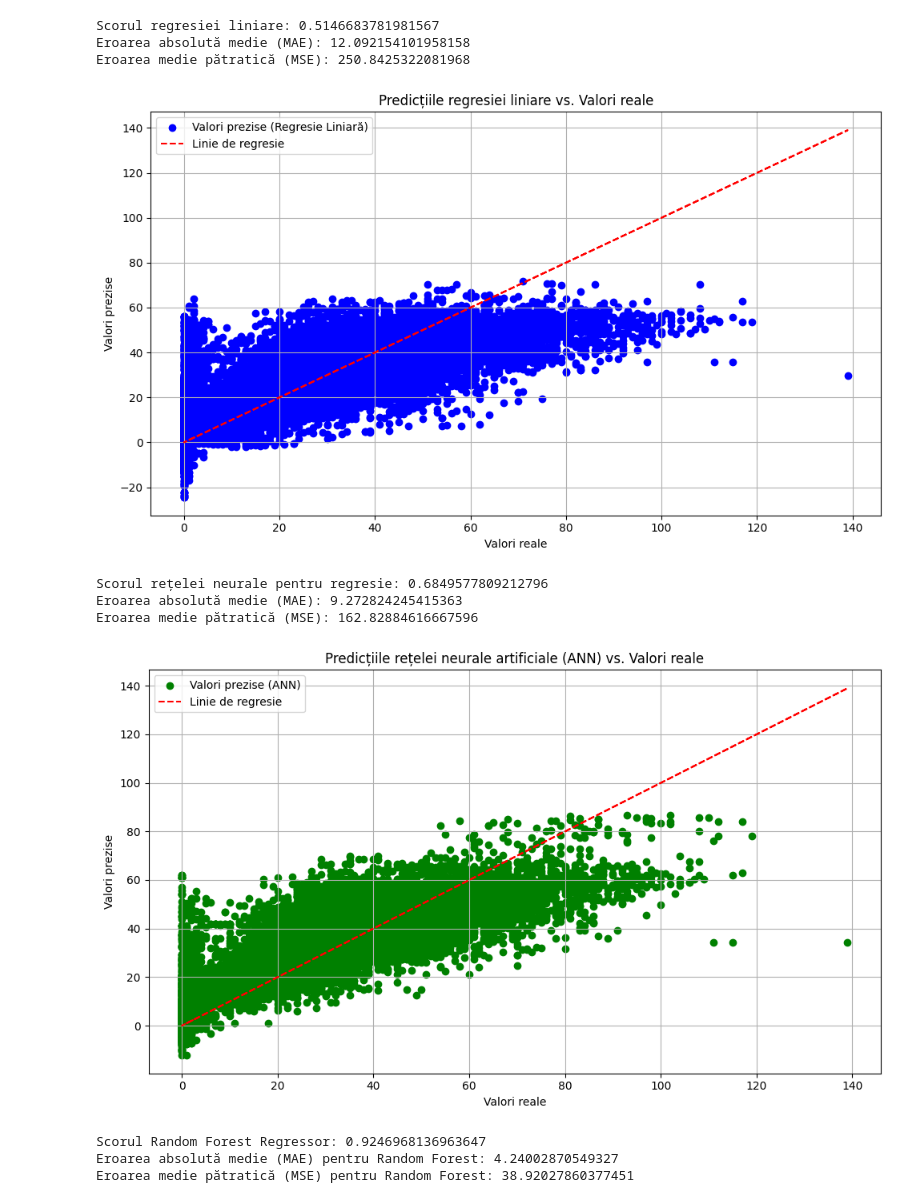
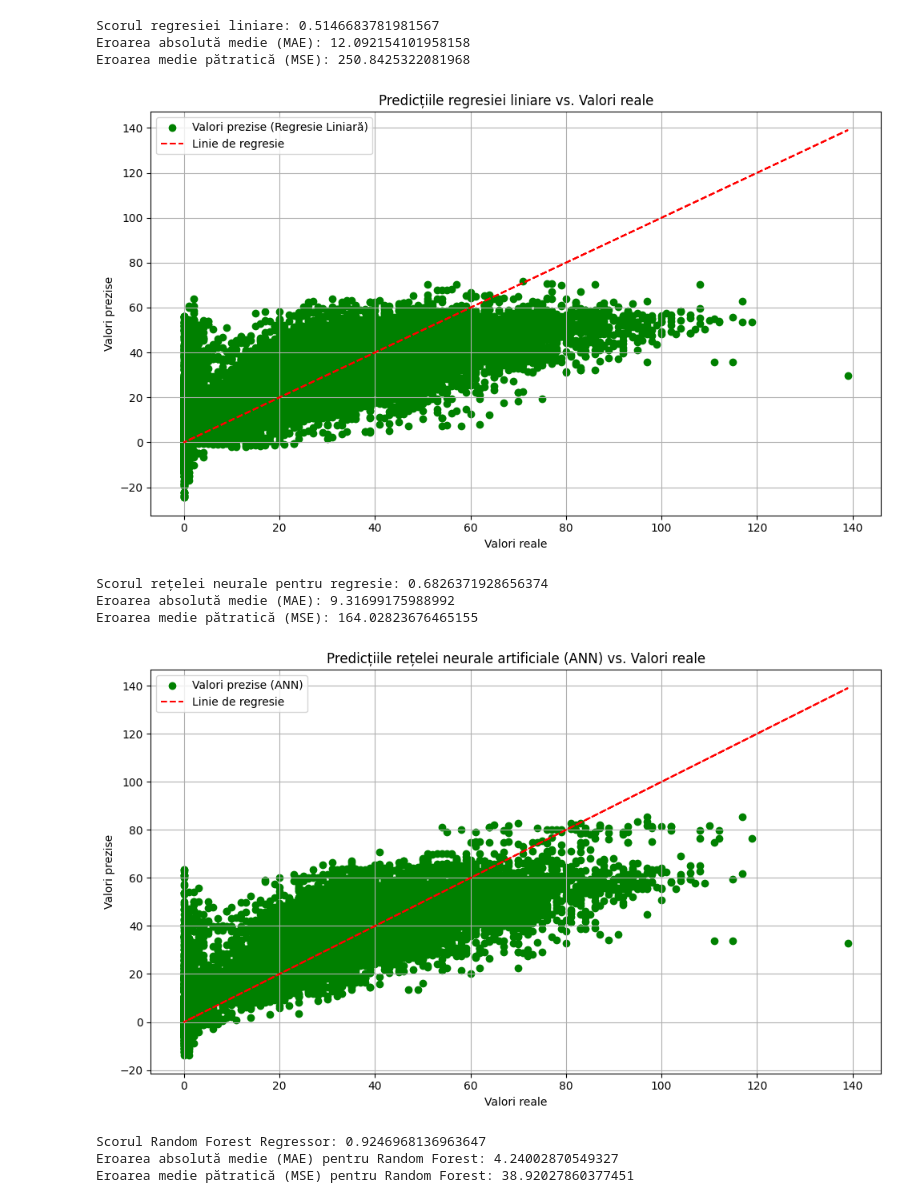
Before and after one commit to AntonelCrisan/CrowdednessCampusGYM, a Jupyter notebook: CrowdednessCampusGYM.ipynb, the cells around one changed output. Saved outputs shown, nothing was run; the diff lists cells and outputs as text; code cells hidden in the pictures.

```diff
--- a/CrowdednessCampusGYM.ipynb
+++ b/CrowdednessCampusGYM.ipynb
@@ -6,3 +1,10 @@ dataPersoane = pd.read_csv('dataPersoane.csv', header=None)
+# %%
+import pandas as pd
+dataAfterCleaning = pd.read_csv('dataAfterCleaning.csv', header = None) #Removed timestamp
+dataSetForLearning = pd.read_csv('dataSetForLearning.csv', header=None) #Removed the people in gym and the datetime
+dataPeople = pd.read_csv('dataPeople.csv', header=None) #The dataset with people in gym
+dataPeopleNew = pd.read_csv('dataPeopleNew.csv', header=None) #New dataset of people in gym for different instance of datas
+dataSetForLearningNew = pd.read_csv('dataSetForLearningNew.csv', header=None) #New dataset without people in gym and datetime for different instance of datas
 # %%
 import pandas as pd
 from sklearn.tree import DecisionTreeRegressor
@@ -96,8 +115,8 @@ import matplotlib.pyplot as plt
 
 
 # Separarea caracteristicilor și variabilei de răspuns
-X = dataImportanta_Caracteristici.iloc[:, 2:]  # Excludem primele două coloane (datetime și numărul de persoane în sală) pentru caracteristici
-y = dataPersoane  # Prima coloană (numărul de persoane în sală) este variabila de răspuns
+X = dataSetForLearning  # Excludem primele două coloane (datetime și numărul de persoane în sală) pentru caracteristici
+y = dataPeople  # Prima coloană (numărul de persoane în sală) este variabila de răspuns
 y = y.values.ravel()
 
 # Divizarea datelor în set de antrenament și set de testare
@@ -110,43 +129,43 @@ model.fit(X_train, y_train)
 # Evaluarea modelului pe setul de testare
 score = model.score(X_test, y_test)
 print("Scorul regresiei liniare:", score)
 
 
 # Predicțiile făcute de modelul de regresie liniară
 predictions_linear_regression = model.predict(X_test)
 
 # Calcularea erorii absolute medii (MAE)
 mae_ann = mean_absolute_error(y_test, predictions_linear_regression)
 print("Eroarea absolută medie (MAE):", mae_ann)
 
 # Calcularea erorii medie pătratice (MSE)
 mse_ann = mean_squared_error(y_test, predictions_linear_regression)
 print("Eroarea medie pătratică (MSE):", mse_ann)
 
 # Trasarea graficului
 plt.figure(figsize=(10, 6))
-plt.scatter(y_test, predictions_linear_regression, color='blue', label='Valori prezise (Regresie Liniară)')
+plt.scatter(y_test, predictions_linear_regression, color='green', label='Valori prezise (Regresie Liniară)')
 plt.plot(y_test, y_test, color='red', linestyle='--', label='Linie de regresie')
 plt.title('Predicțiile regresiei liniare vs. Valori reale')
 plt.xlabel('Valori reale')
 plt.ylabel('Valori prezise')
 plt.legend()
 plt.grid(True)
 plt.tight_layout()
 plt.show()
 # %% [output]
 Scorul regresiei liniare: 0.5146683781981567
 Eroarea absolută medie (MAE): 12.092154101958158
 Eroarea medie pătratică (MSE): 250.8425322081968
-[figure, old version]
+[figure, new version]
 # %%
 from sklearn.neural_network import MLPRegressor
 from sklearn.model_selection import train_test_split
 from sklearn.metrics import mean_absolute_error, mean_squared_error
 import matplotlib.pyplot as plt
 # Separarea caracteristicilor și variabilei de răspuns
-X = dataImportanta_Caracteristici.iloc[:, 2:]  # Excludem primele două coloane (datetime și numărul de persoane în sală) pentru caracteristici
-y = dataPersoane   # Prima coloană (numărul de persoane în sală) este variabila de răspuns
+X = dataSetForLearning  # Excludem primele două coloane (datetime și numărul de persoane în sală) pentru caracteristici
+y = dataPeople   # Prima coloană (numărul de persoane în sală) este variabila de răspuns
 y = y.values.ravel()
 # Divizarea datelor în set de antrenament și set de testare
 X_train, X_test, y_train, y_test = train_test_split(X, y, test_size=0.2, random_state=42)
@@ -181,10 +200,10 @@ plt.grid(True)
 plt.tight_layout()
 plt.show()
 # %% [output]
-Scorul rețelei neurale pentru regresie: 0.6849577809212796
-Eroarea absolută medie (MAE): 9.272824245415363
-Eroarea medie pătratică (MSE): 162.82884616667596
+Scorul rețelei neurale pentru regresie: 0.6826371928656374
+Eroarea absolută medie (MAE): 9.31699175988992
+Eroarea medie pătratică (MSE): 164.02823676465155
-[figure, old version]
+[figure, new version]
 # %%
 from sklearn.ensemble import RandomForestRegressor
 from sklearn.model_selection import train_test_split
```
Also changed, not shown: parts of 5 cells of this notebook, 15 other files.
